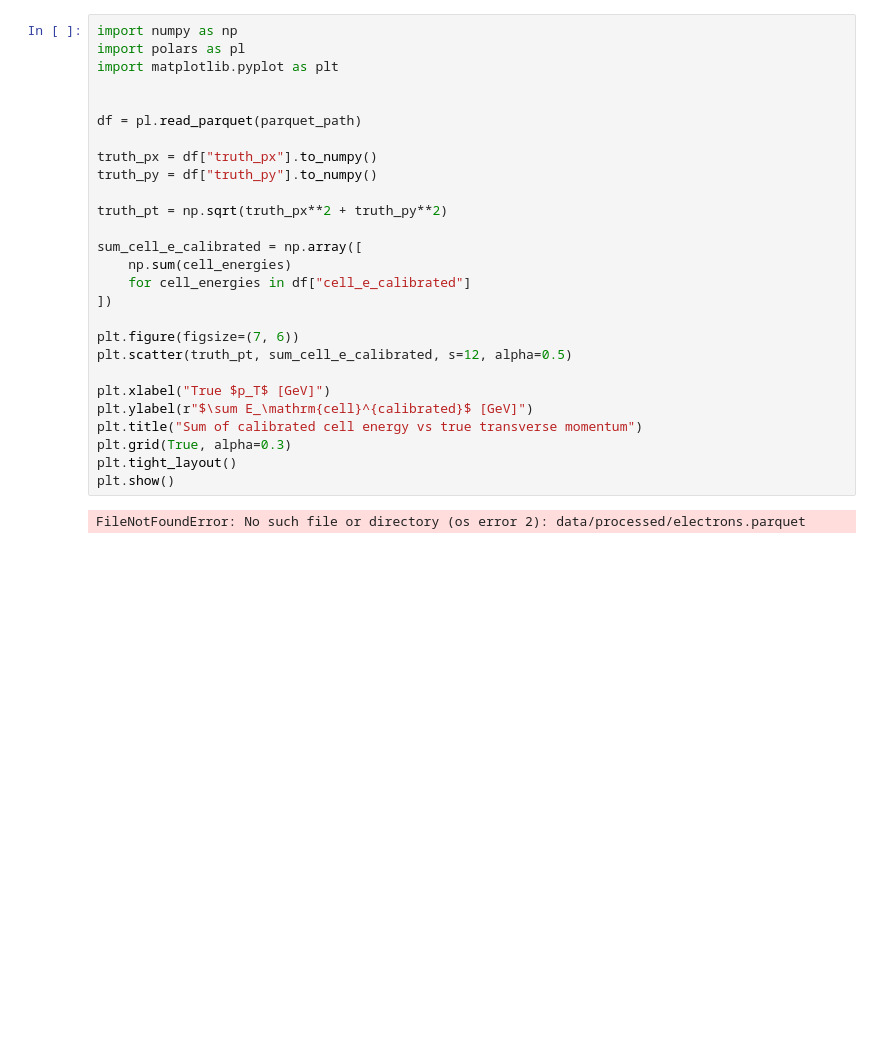
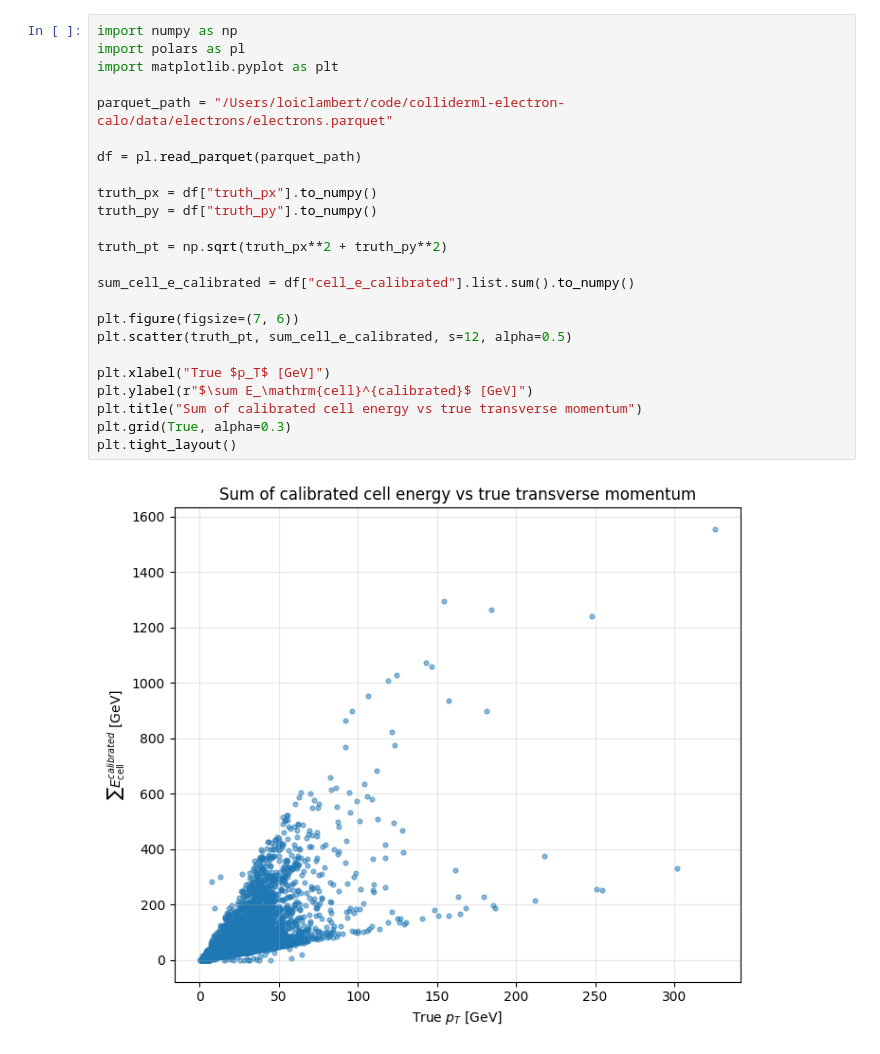
Before and after one commit to lambertloic2005/colliderml-electron-calo, a Jupyter notebook: notebooks/high_energy_pt.ipynb, the cells around one changed output. Cells and saved outputs as stored; diff of their text form; blank space fills up the shorter version.

```diff
--- a/notebooks/high_energy_pt.ipynb
+++ b/notebooks/high_energy_pt.ipynb
@@ -28,29 +50,26 @@ plt.show()
 # %%
 import numpy as np
 import polars as pl
 import matplotlib.pyplot as plt
 
+parquet_path = "/Users/loiclambert/code/colliderml-electron-calo/data/electrons/electrons.parquet"
 
 df = pl.read_parquet(parquet_path)
 
 truth_px = df["truth_px"].to_numpy()
 truth_py = df["truth_py"].to_numpy()
 
 truth_pt = np.sqrt(truth_px**2 + truth_py**2)
 
-sum_cell_e_calibrated = np.array([
-    np.sum(cell_energies)
-    for cell_energies in df["cell_e_calibrated"]
-])
+sum_cell_e_calibrated = df["cell_e_calibrated"].list.sum().to_numpy()
 
 plt.figure(figsize=(7, 6))
 plt.scatter(truth_pt, sum_cell_e_calibrated, s=12, alpha=0.5)
 
 plt.xlabel("True $p_T$ [GeV]")
 plt.ylabel(r"$\sum E_\mathrm{cell}^{calibrated}$ [GeV]")
 plt.title("Sum of calibrated cell energy vs true transverse momentum")
 plt.grid(True, alpha=0.3)
 plt.tight_layout()
-plt.show()
 # %% [output]
-FileNotFoundError: No such file or directory (os error 2): data/processed/electrons.parquet
+[figure, added]
```
Also changed, not shown: parts of 9 cells of this notebook.
